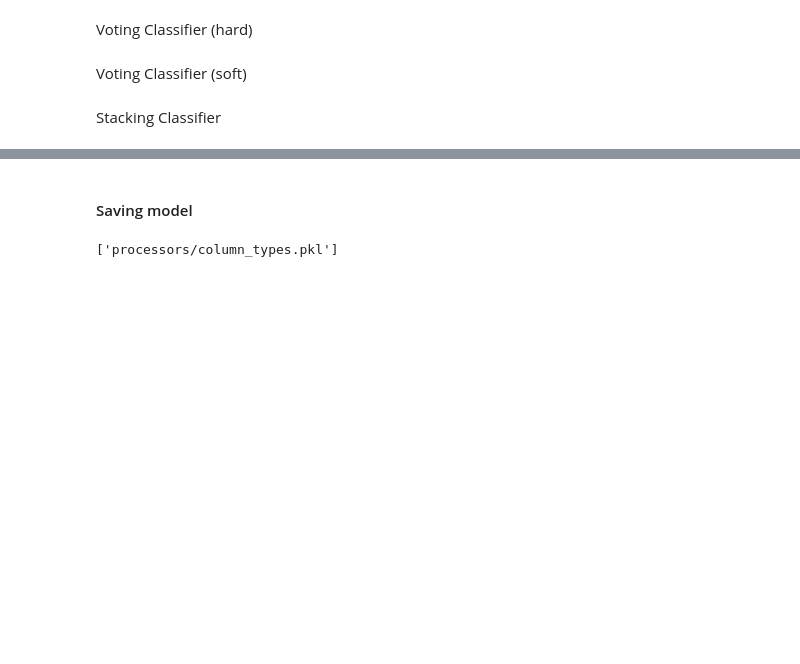
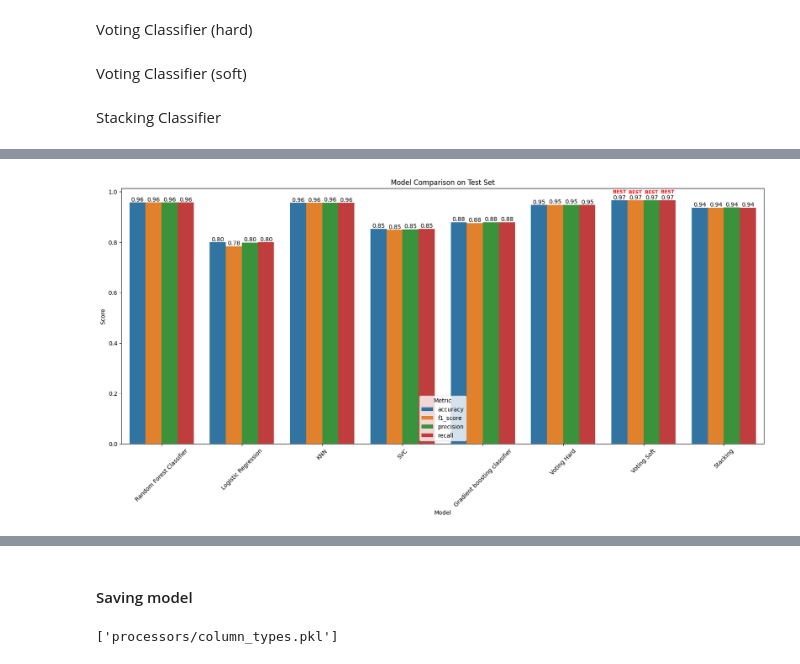
Before and after one commit to ourahma/LoanPrediction_ML, a Jupyter notebook: LoanPrediction.ipynb, the cells around one changed output, grey strips where cells are left out. Saved outputs shown, nothing was run; the diff lists cells and outputs as text; code cells hidden in the pictures; blank space fills up the shorter version.

```diff
--- a/LoanPrediction.ipynb
+++ b/LoanPrediction.ipynb
@@ -666,0 +728,20 @@ The **Voting Hard ensemble** is currently the best-performing approach for predi
+# %%
+test_results = {}
+
+for name, model in models.items():
+    print(f"Evaluation on test set {name}...")
+
+    y_test_pred = model.predict(X_test)
+    accuracy = accuracy_score(y_test, y_test_pred)
+    f1 = f1_score(y_test, y_test_pred, average='weighted')
+    precision = precision_score(y_test, y_test_pred, average='weighted')
+    recall = recall_score(y_test, y_test_pred, average='weighted')
+
+    test_results[name] = {
+        'accuracy': accuracy,
+        'f1_score': f1,
+        'precision': precision,
+        'recall': recall
+    }
+
+    print(f"{name} - Accuracy: {accuracy:.4f}, F1-Score: {f1:.4f}, Precision: {precision:.4f}, Recall: {recall:.4f}")
@@ -666,0 +765,29 @@ The **Voting Hard ensemble** is currently the best-performing approach for predi
+# %%
+df_results_test = pd.DataFrame(test_results).T
+df_melted = df_results_test.reset_index().melt(id_vars='index')
+
+
+best_model = df_results_test['f1_score'].idxmax()
+
+plt.figure(figsize=(20,8))
+barplot = sns.barplot(data=df_melted, x='index', y='value', hue='variable')
+
+
+for p, model_name in zip(barplot.patches, df_melted['index']):
+    height = p.get_height()
+    x = p.get_x() + p.get_width() / 2.
+    barplot.annotate(f'{height:.2f}', (x, height), ha='center', va='bottom', fontsize=10)
+
+
+    if model_name == best_model:
+        barplot.annotate('BEST', (x, height + 0.025), ha='center', va='bottom', fontsize=8,
+                         fontweight='bold', color='red')
+
+plt.xticks(rotation=45)
+plt.title("Model Comparison on Test Set")
+plt.ylabel("Score")
+plt.xlabel("Model")
+plt.legend(title="Metric")
+plt.show()
+# %% [output]
+[figure, added]
```
Also changed, not shown: parts of 14 cells of this notebook, 1 other file.
